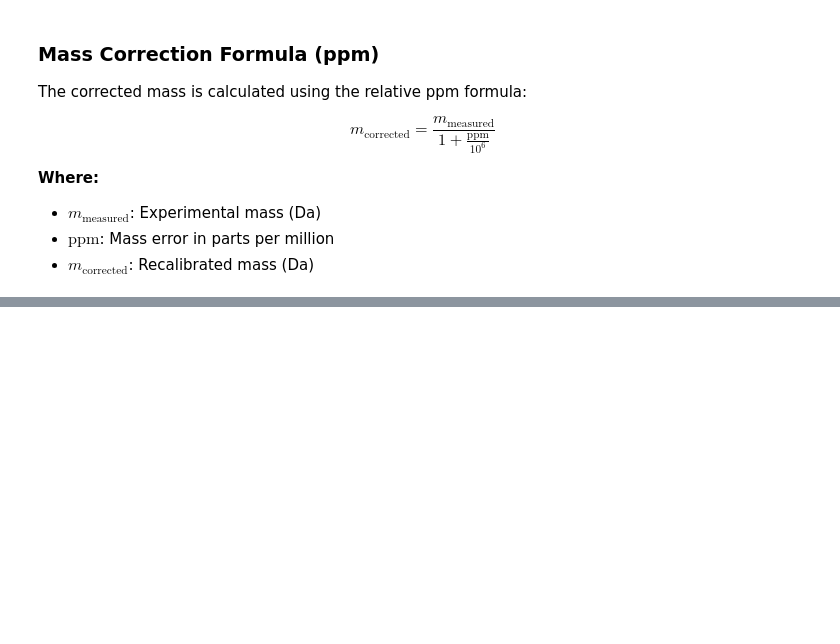
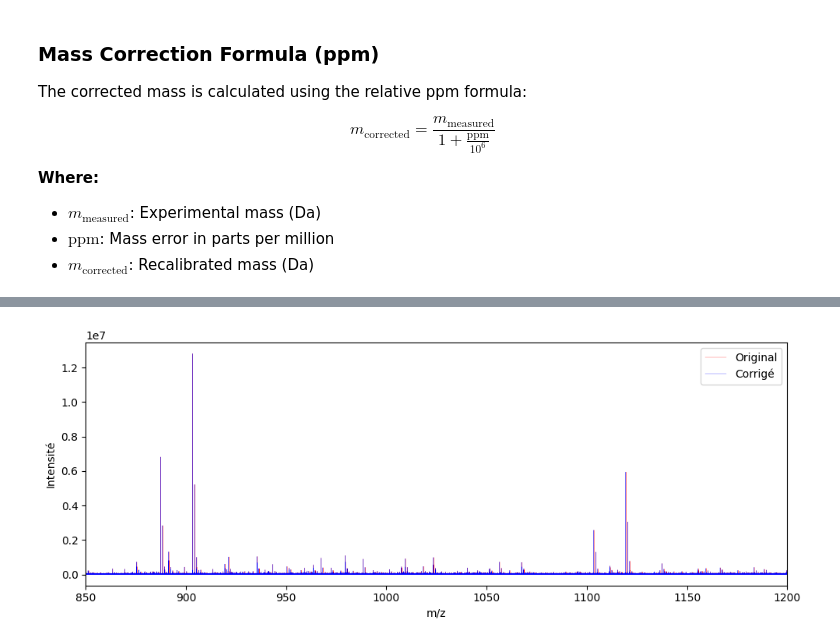
Before and after one commit to Protactinium92/SugarMALDI, a Jupyter notebook: src/calibration.ipynb, the cells around one changed output, grey strips where cells are left out. Drawn from its saved outputs; the diff is of its cells as text; code cells hidden in the pictures; blank space fills up the shorter version.

```diff
--- a/src/calibration.ipynb
+++ b/src/calibration.ipynb
@@ -649,0 +652,17 @@ shape: (1_834_767, 2)
+# %%
+df = corrected_spectrum.collect()
+
+
+plt.figure(figsize=(10, 4))
+
+plt.plot(df["m/z"], df["Intensity"], label="Original", linewidth=0.2, color='red')
+plt.plot(df["new_mz"], df["Intensity"], label="Corrigé", linewidth=0.2, color='blue')
+
+plt.xlabel("m/z")
+plt.ylabel("Intensité")
+plt.xlim([850,1200])
+plt.legend()
+plt.tight_layout()
+plt.show()
+# %% [output]
+[figure, added]
```
Also changed, not shown: parts of 3 cells of this notebook.
